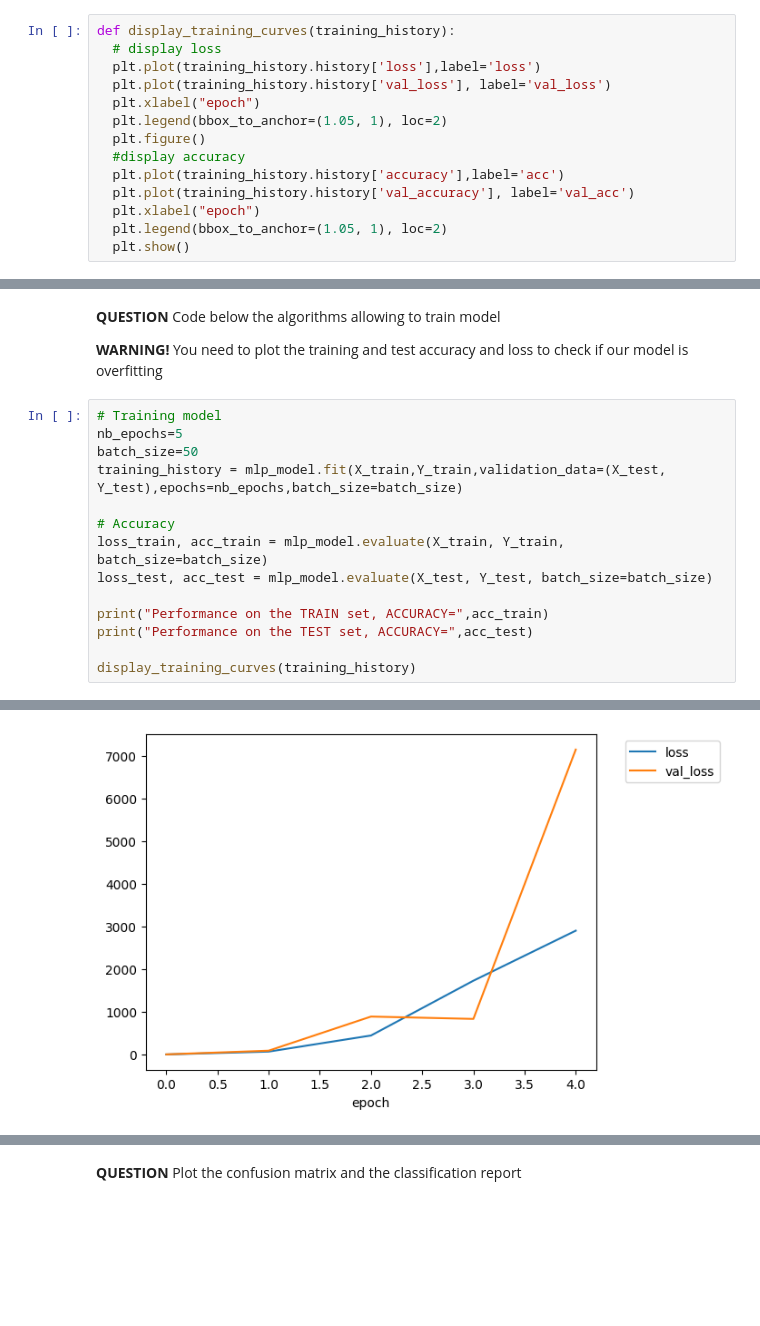
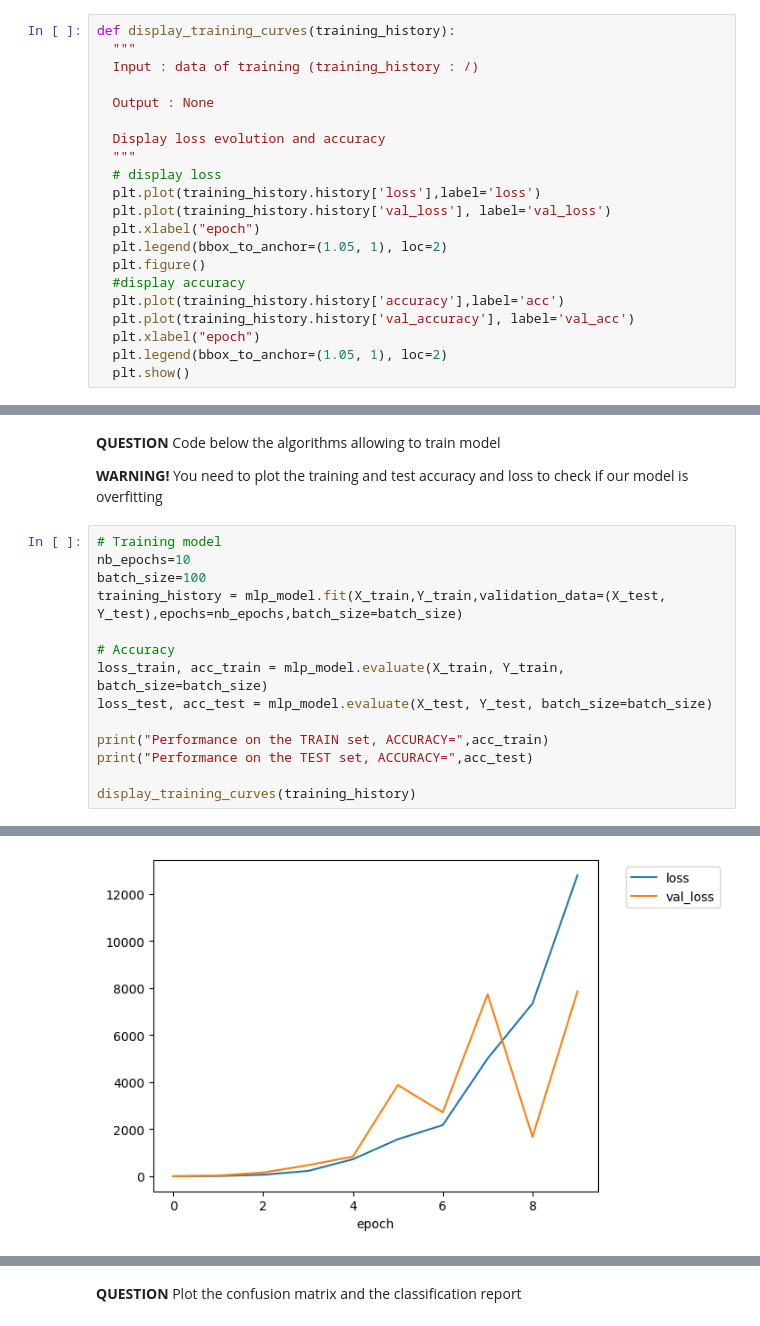
Before and after one commit to lucobyX6/Embedded_AI, a Jupyter notebook: 2_Jupyter/TP_IA_EMBARQUEE.ipynb, the cells around one changed output, grey strips where cells are left out. Saved outputs shown, nothing was run; the diff lists cells and outputs as text; blank space fills up the shorter version.

```diff
--- a/2_Jupyter/TP_IA_EMBARQUEE.ipynb
+++ b/2_Jupyter/TP_IA_EMBARQUEE.ipynb
@@ -224,6 +286,13 @@ Shape Y_train : (6981, 5)
 Shape Y_test : (2992, 5)
 # %%
 def display_training_curves(training_history):
+  """
+  Input : data of training (training_history : /)
+
+  Output : None
+
+  Display loss evolution and accuracy
+  """
   # display loss
   plt.plot(training_history.history['loss'],label='loss')
   plt.plot(training_history.history['val_loss'], label='val_loss')
@@ -279,8 +348,8 @@ _________________________________________________________________
 **WARNING!** You need to plot the training and test accuracy and loss to check if our model is overfitting
 # %%
 # Training model
-nb_epochs=5
-batch_size=50
+nb_epochs=10
+batch_size=100
 training_history = mlp_model.fit(X_train,Y_train,validation_data=(X_test, Y_test),epochs=nb_epochs,batch_size=batch_size)
 
 # Accuracy
@@ -309 +381 @@ Performance on the TEST set, ACCURACY= 0.0
-[figure, old version]
+[figure, new version]
```
Also changed, not shown: parts of 30 cells of this notebook, 2 other files.
